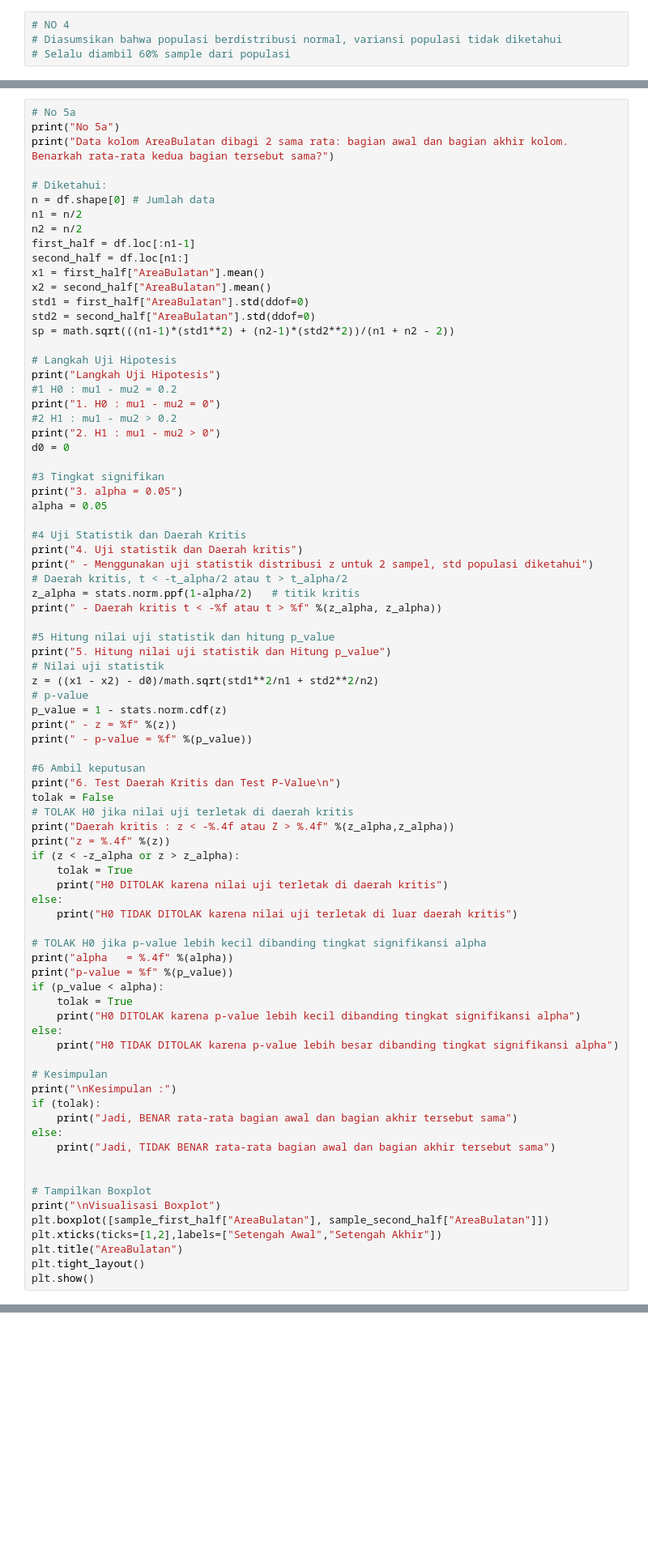
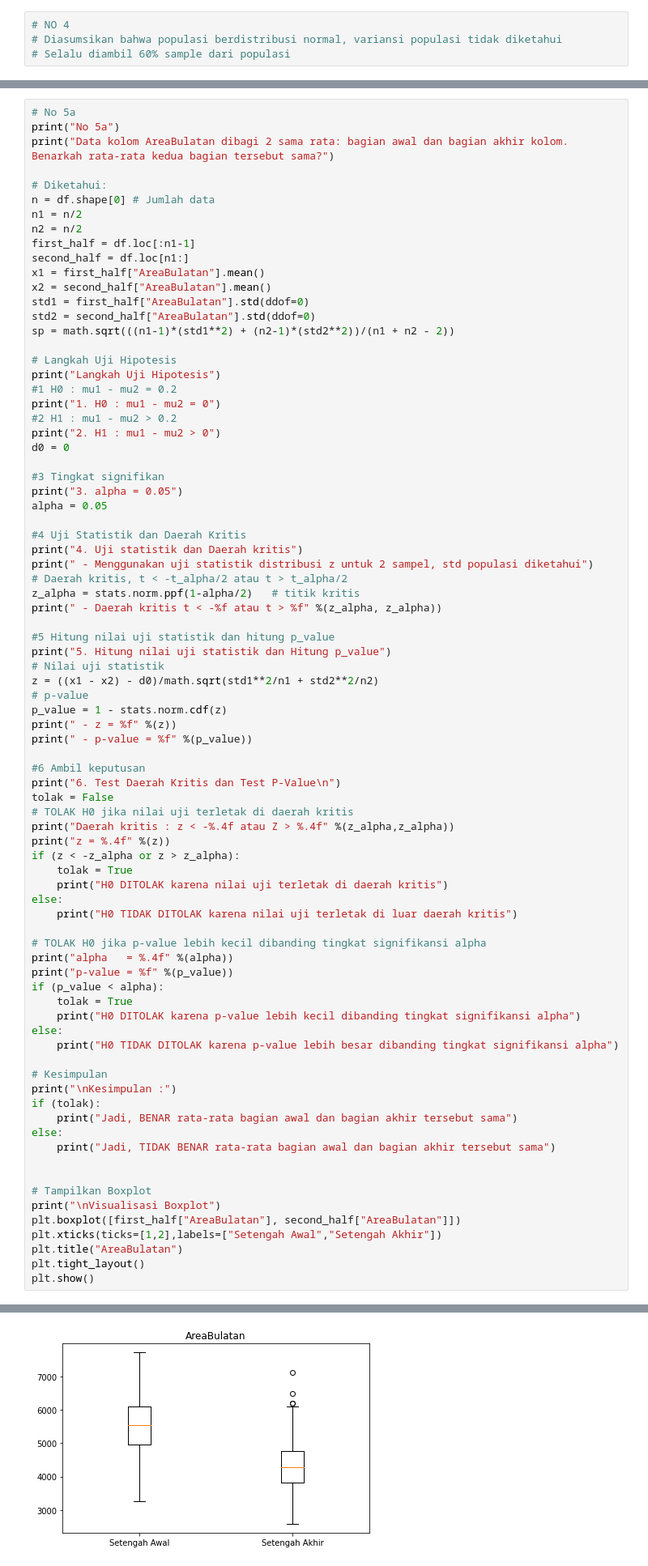
Before and after one commit to ronggurmahendra/TugasBesar_IF2220_Probstat, a Jupyter notebook: Tubes1.ipynb, the cells around one changed output, grey strips where cells are left out. Shown at 81% size. Cells and saved outputs as stored; diff of their text form; blank space fills up the shorter version.

```diff
--- a/Tubes1.ipynb
+++ b/Tubes1.ipynb
@@ -897,7 +919,7 @@ else:
 
 # Tampilkan Boxplot
 print("\nVisualisasi Boxplot")
-plt.boxplot([sample_first_half["AreaBulatan"], sample_second_half["AreaBulatan"]])
+plt.boxplot([first_half["AreaBulatan"], second_half["AreaBulatan"]])
 plt.xticks(ticks=[1,2],labels=["Setengah Awal","Setengah Akhir"])
 plt.title("AreaBulatan")
 plt.tight_layout()
@@ -924,3 +945,4 @@ NameError: name 'sample_first_half' is not defined
+[figure, added]
 # %%
 # No 5b
 print("No 5b")
```
Also changed, not shown: parts of 17 cells of this notebook.
